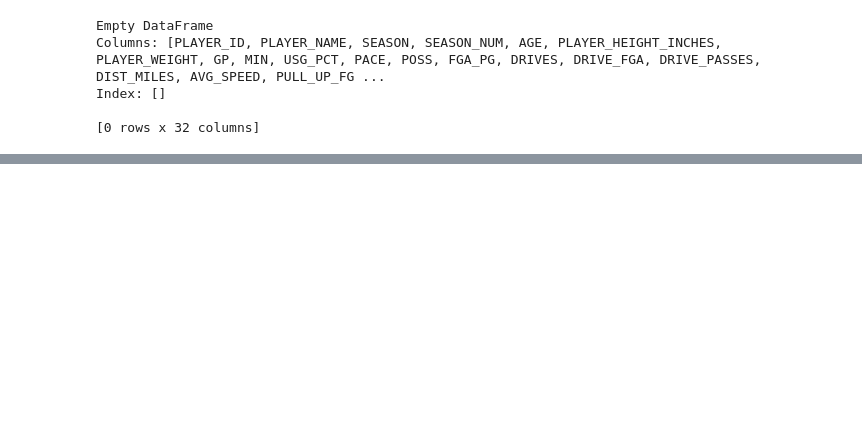
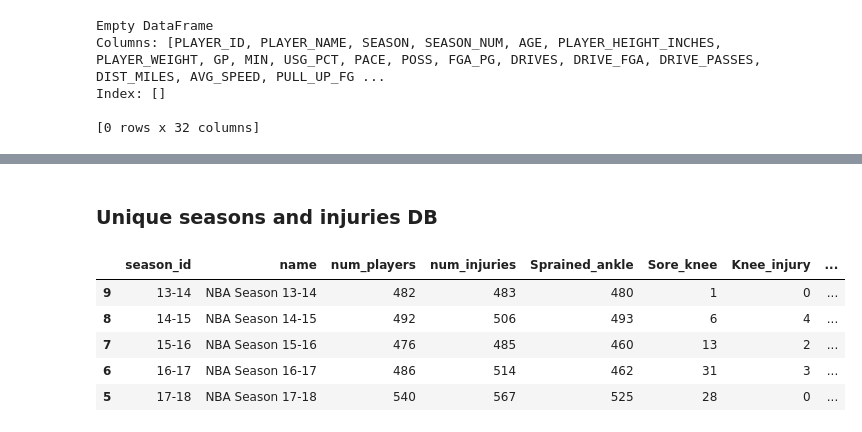
Before and after one commit to luciocanepa/data_science_project, a Jupyter notebook: data_tidying.ipynb, the cells around one changed output, grey strips where cells are left out. Cells and saved outputs as stored; diff of their text form; code cells hidden in the pictures; blank space fills up the shorter version.

```diff
--- a/data_tidying.ipynb
+++ b/data_tidying.ipynb
@@ -99,0 +117,28 @@ df.to_csv('updated_player_stats_injuries.csv', index=False)
+# %% [markdown]
+### Unique seasons and injuries DB
+# %%
+seasons = pd.DataFrame([
+    {
+        'season_id': season,
+        'name': f'NBA Season {season}',
+        'num_players': len(db[db['SEASON'] == season]['PLAYER_ID'].unique()),
+        'num_injuries': len(db[db['SEASON'] == season]),
+        **{
+            injury_type: len(db[(db['SEASON'] == season) & (db['INJURED_TYPE'] == injury_type)])
+            for injury_type in db['INJURED_TYPE'].unique()
+        }
+    }
+    for season in db['SEASON'].unique()
+])
+
+seasons = seasons.sort_values('season_id') # sort by season_id
+
+# seasons.to_csv('data/seasons.csv', index=False)
+seasons.head()
+# %% [output]
+|  | season_id | name | num_players | num_injuries | Sprained_ankle | Sore_knee | Knee_injury | ... |
+| 9 | 13-14 | NBA Season 13-14 | 482 | 483 | 480 | 1 | 0 | ... |
+| 8 | 14-15 | NBA Season 14-15 | 492 | 506 | 493 | 6 | 4 | ... |
+| 7 | 15-16 | NBA Season 15-16 | 476 | 485 | 460 | 13 | 2 | ... |
+| 6 | 16-17 | NBA Season 16-17 | 486 | 514 | 462 | 31 | 3 | ... |
+| 5 | 17-18 | NBA Season 17-18 | 540 | 567 | 525 | 28 | 0 | ... |
```
Also changed, not shown: parts of 34 cells of this notebook, 42 other files.
